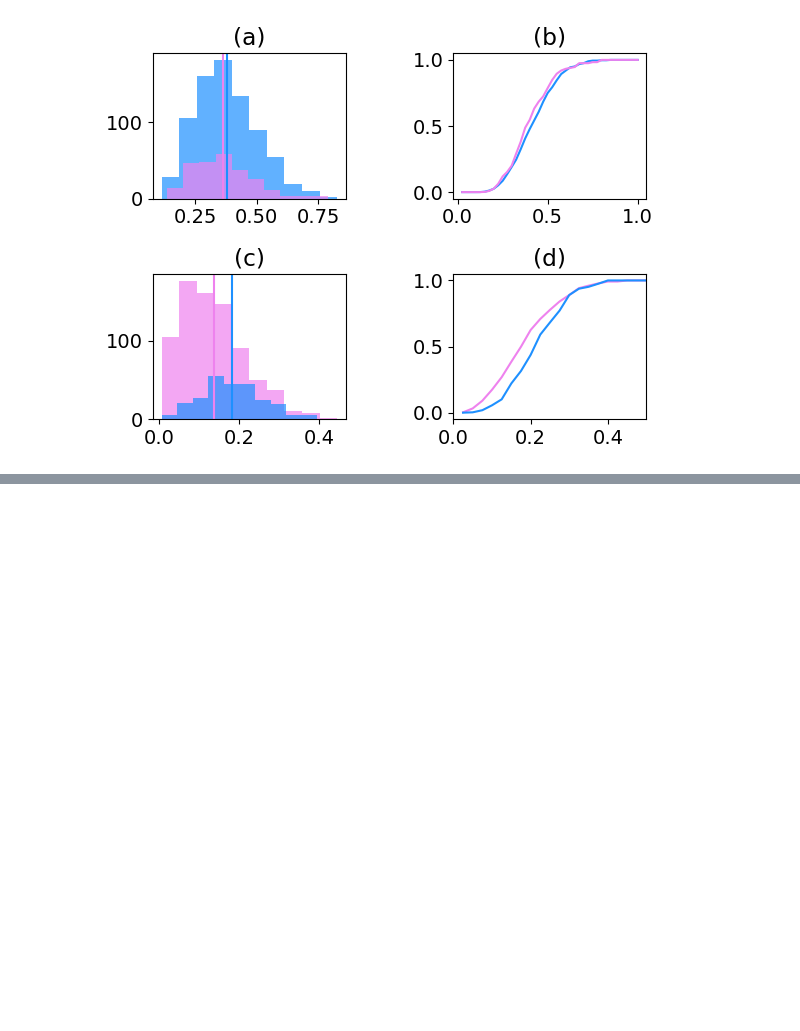
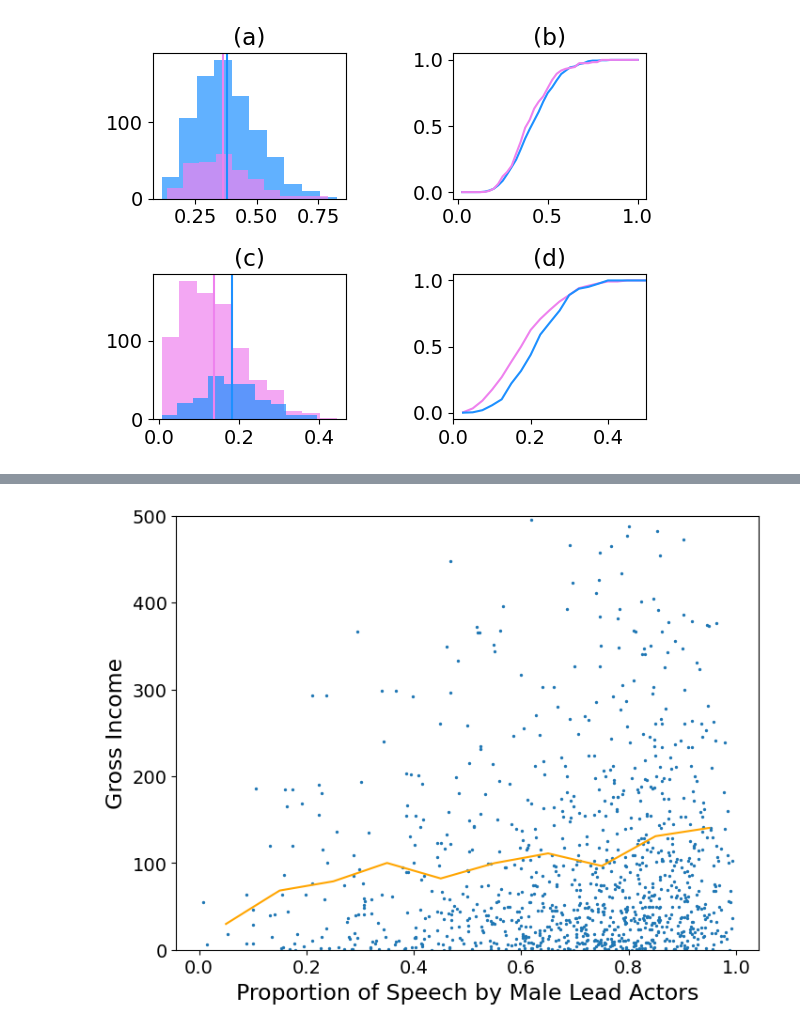
Before and after one commit to dininduviduneth/statistical-machine-learning-uu, a Jupyter notebook: data_analysis/da_bill_v1.ipynb, the cells around one changed output, grey strips where cells are left out. Cells and saved outputs as stored; diff of their text form; code cells hidden in the pictures; blank space fills up the shorter version.

```diff
--- a/data_analysis/da_bill_v1.ipynb
+++ b/data_analysis/da_bill_v1.ipynb
@@ -120 +120,35 @@ plt.show()
 [figure]
+# %%
+msgr = pd.DataFrame()
+male_speaking=list()
+year=list()
+gr=list()
+
+for i in range(1039):
+    if d2.iloc[i,4]=="Male":
+        male_speaking.append(d2.iloc[i,0]+d2.iloc[i,3])
+        year.append(d2.iloc[i,5])
+        gr.append(d2.iloc[i,6])
+    else:
+        male_speaking.append(d2.iloc[i,3])
+        year.append(d2.iloc[i,5])
+        gr.append(d2.iloc[i,6])
+
+msgr = pd.DataFrame( {"ms":male_speaking, "gr":gr} )
+xx = np.cumsum( [0.1]*10 )
+yy = []
+for i in xx:
+    yy.append( np.mean(msgr[ np.logical_and(msgr["ms"]<i, msgr["ms"]> i-0.1) ]["gr"]) )
+
+plt.figure(figsize=(8,6))
+plt.scatter(male_speaking, gr, s=2)
+plt.rcParams.update({'font.size': 14})
+plt.xlabel("Proportion of Speech by Male Lead Actors", fontsize = 17)
+plt.ylabel("Gross Income", fontsize = 17)
+
+plt.plot(xx-0.05, yy, color="orange")
+
+plt.ylim([0,500])
+plt.show()
+# %% [output]
+[figure, added]
```
Also changed, not shown: parts of 1 cell of this notebook, 2 other files.
